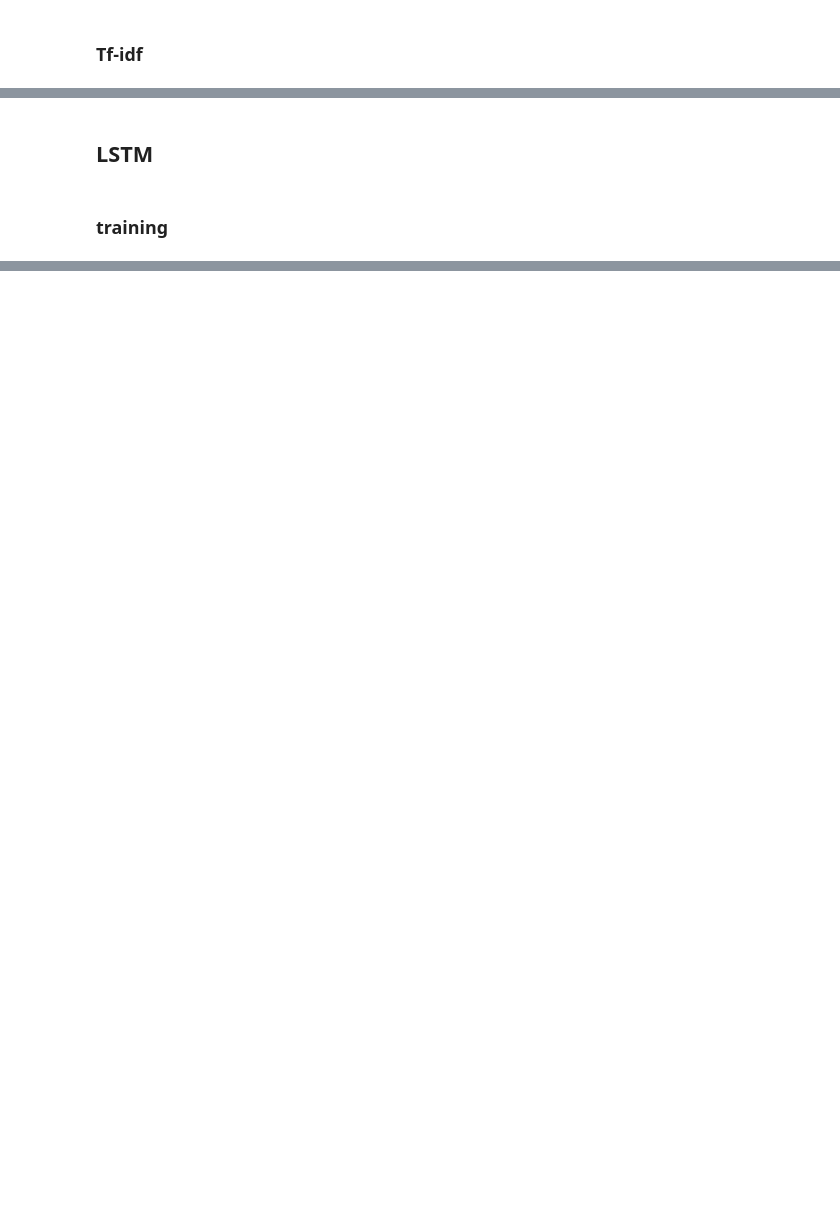
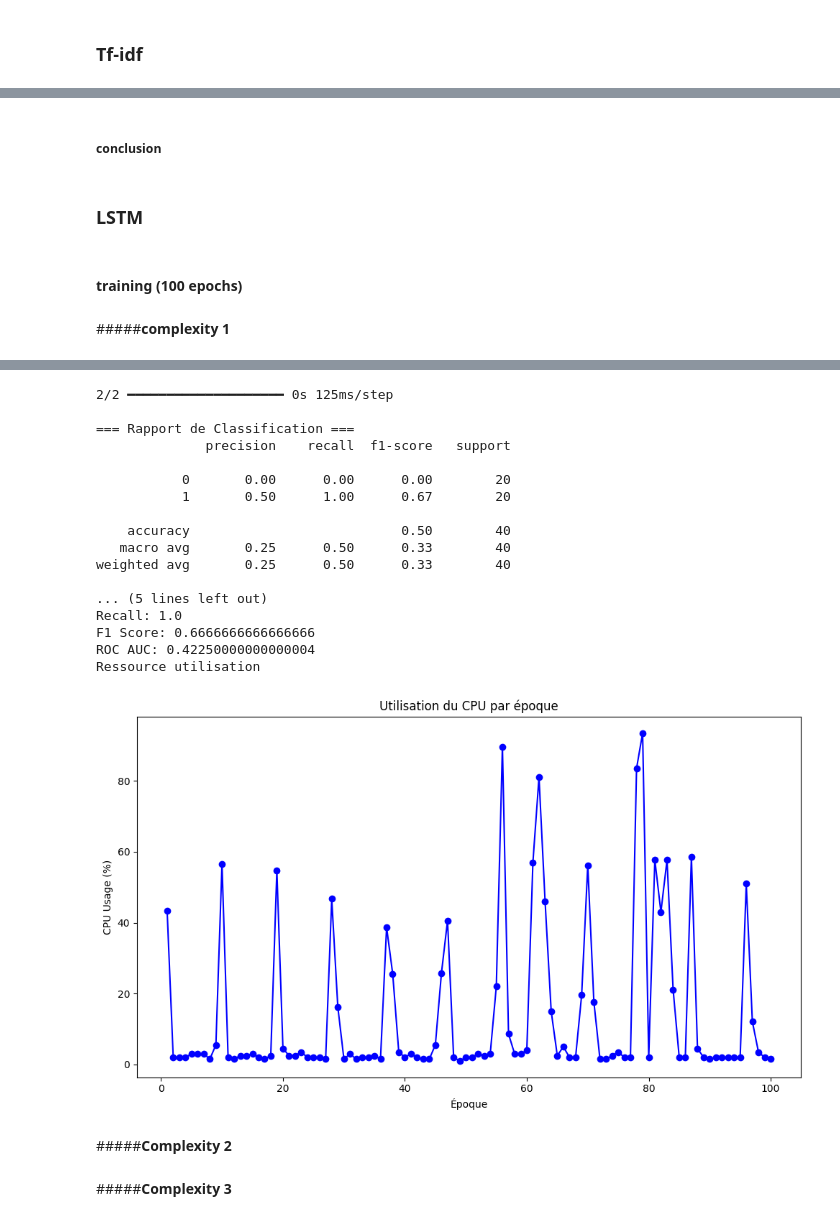
Before and after one commit to gyxcit/nlp_course1, a Jupyter notebook: llm_homework.ipynb, the cells around one changed output, grey strips where cells are left out. Saved outputs shown, nothing was run; the diff lists cells and outputs as text; code cells hidden in the pictures; blank space fills up the shorter version.

```diff
--- a/llm_homework.ipynb
+++ b/llm_homework.ipynb
@@ -346,52 +541,28 @@ class ResourceMonitor(Callback):
     def __init__(self):
         super(ResourceMonitor, self).__init__()
         self.cpu_usage = []
-        self.gpu_usage = []
+
 
     def on_epoch_end(self, epoch, logs=None):
         # Mesurer l'utilisation du CPU
         cpu = psutil.cpu_percent(interval=1)
         self.cpu_usage.append(cpu)
         print(f"Epoch {epoch+1} - CPU Usage: {cpu}%")
-
-        # Mesurer l'utilisation du GPU via nvidia-smi
-        try:
-            gpu_info = subprocess.check_output(
-                ["nvidia-smi", "--query-gpu=utilization.gpu", "--format=csv,noheader,nounits"]
-            )
-            gpu_util = gpu_info.decode("utf-8").strip()
-            print(f"Epoch {epoch+1} - GPU Utilization: {gpu_util}%")
-            self.gpu_usage.append(gpu_util)
-        except Exception as e:
-            print("GPU usage not available:", e)
-            self.gpu_usage.append("0")  # En cas d'erreur, stocker 0
 # %%
 def plot_resource_usage(resource_monitor):
     epochs = range(1, len(resource_monitor.cpu_usage) + 1)
 
-    # Convertir les valeurs GPU en nombres (float)
-    gpu_usage = []
-    for val in resource_monitor.gpu_usage:
-        try:
-            gpu_usage.append(float(val))
-        except:
-            gpu_usage.append(0.0)
-
-    plt.figure(figsize=(14, 6))
+    # Créer une figure pour l'utilisation du CPU
+    plt.figure(figsize=(10, 6))
 
     # Graphique pour l'utilisation du CPU
-    plt.subplot(1, 2, 1)
     plt.plot(epochs, resource_monitor.cpu_usage, marker='o', linestyle='-', color='blue')
     plt.title("Utilisation du CPU par époque")
     plt.xlabel("Époque")
     plt.ylabel("CPU Usage (%)")
 
-    # Graphique pour l'utilisation du GPU
-    plt.subplot(1, 2, 2)
-    plt.plot(epochs, gpu_usage, marker='o', linestyle='-', color='green')
-    plt.title("Utilisation du GPU par époque")
-    plt.xlabel("Époque")
-    plt.ylabel("GPU Utilization (%)")
+    # Ajuster les sous-graphiques pour éviter les chevauchements
+    plt.tight_layout()
 
-    plt.tight_layout()
+    # Afficher la figure
     plt.show()
@@ -542,6 +800,10 @@ def train_model(model, X_train, train_labels, X_test, test_labels, epochs=10, ba
     print("F1 Score:", f1)
     print("ROC AUC:", roc_auc)
 
+    # Afficher le graphique d'utilisation des ressources
+    print('EVALUATION')
+    plot_evaluation_graphs(history, model, X_test, test_labels)
+
 
     # Afficher le graphique d'utilisation des ressources
     print('Ressource utilisation')
@@ -580,5 +992,7 @@ history_rnn = train_model(model_rnn, X_train_pad, train_labels, X_test_pad, test
+# %% [markdown]
+##### conclusion
 # %% [markdown]
-## LSTM
+### LSTM
 # %%
 def build_lstm_model_1(vocab_size, embed_dim, max_length):
     """
@@ -603,5 +1084,8 @@ def build_lstm_model_1(vocab_size, embed_dim, max_length):
 # %% [markdown]
-### training
+#### training (100 epochs)
+# %% [markdown]
+#####**complexity 1**
 # %%
-model_lstm = build_lstm_model_1(vocab_size, embed_dim, max_length)
-history_lstm = train_model(model_lstm, X_train_pad, train_labels, X_test_pad, test_labels, epochs=10, batch_size=32)
+model_lstm_1 = build_lstm_model_1(vocab_size, embed_dim, max_length)
+history_lstm_1 = train_model(model_lstm_1, X_train_pad, train_labels, X_test_pad, test_labels, epochs=100, batch_size=32)
+# %% [output]
@@ -607,0 +1112,20 @@ history_lstm = train_model(model_lstm, X_train_pad, train_labels, X_test_pad, te
+2/2 ━━━━━━━━━━━━━━━━━━━━ 0s 125ms/step
+
+=== Rapport de Classification ===
+              precision    recall  f1-score   support
+
+           0       0.00      0.00      0.00        20
+           1       0.50      1.00      0.67        20
+
+    accuracy                           0.50        40
+   macro avg       0.25      0.50      0.33        40
+weighted avg       0.25      0.50      0.33        40
+
+... (5 lines left out)
+Recall: 1.0
+F1 Score: 0.6666666666666666
+ROC AUC: 0.42250000000000004
+Ressource utilisation
+[figure, added]
+# %% [markdown]
+#####**Complexity 2**
@@ -607,0 +1135,2 @@ history_lstm = train_model(model_lstm, X_train_pad, train_labels, X_test_pad, te
+# %% [markdown]
+#####**Complexity 3**
```
Also changed, not shown: parts of 74 cells of this notebook.
